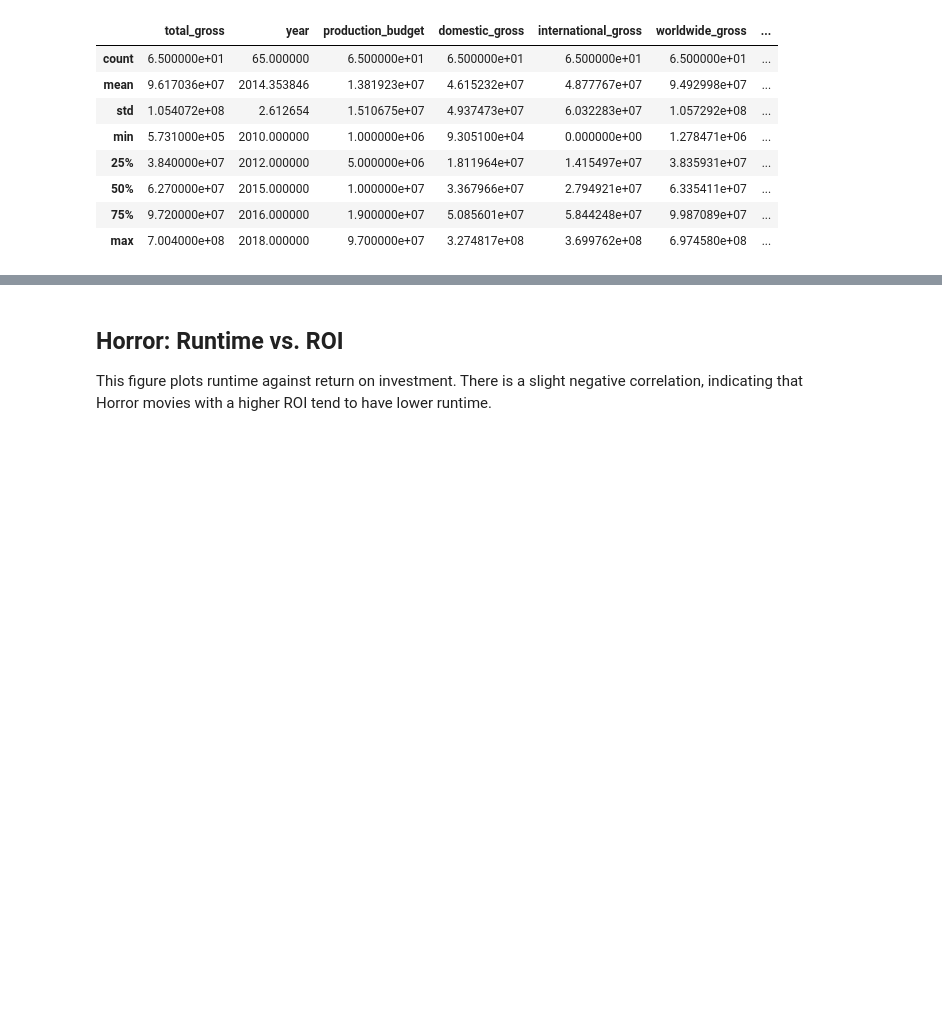
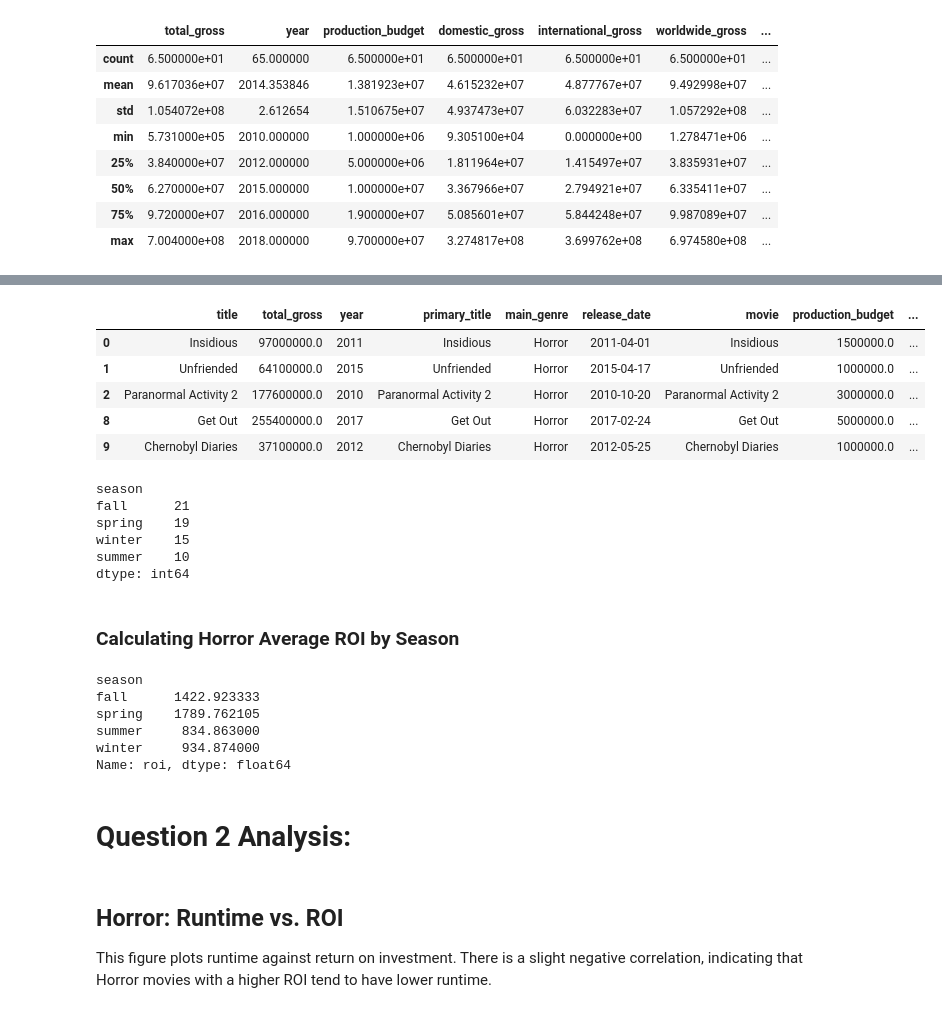
Before and after one commit to christiantsui/Movie-Data-Exploratory-Analysis, a Jupyter notebook: student.ipynb, the cells around one changed output, grey strips where cells are left out. Drawn from its saved outputs; the diff is of its cells as text; code cells hidden in the pictures; blank space fills up the shorter version.

```diff
--- a/student.ipynb
+++ b/student.ipynb
@@ -431,0 +520,21 @@ runtime_horror_df.describe()
+# %%
+# Checking results
+runtime_horror_df.sort_values(by='roi', ascending=False).head()
+# %% [output]
+|  | title | total_gross | year | primary_title | main_genre | release_date | movie | production_budget | ... |
+| 0 | Insidious | 97000000.0 | 2011 | Insidious | Horror | 2011-04-01 | Insidious | 1500000.0 | ... |
+| 1 | Unfriended | 64100000.0 | 2015 | Unfriended | Horror | 2015-04-17 | Unfriended | 1000000.0 | ... |
+| 2 | Paranormal Activity 2 | 177600000.0 | 2010 | Paranormal Activity 2 | Horror | 2010-10-20 | Paranormal Activity 2 | 3000000.0 | ... |
+| 8 | Get Out | 255400000.0 | 2017 | Get Out | Horror | 2017-02-24 | Get Out | 5000000.0 | ... |
+| 9 | Chernobyl Diaries | 37100000.0 | 2012 | Chernobyl Diaries | Horror | 2012-05-25 | Chernobyl Diaries | 1000000.0 | ... |
+# %%
+runtime_horror_df.value_counts('season')
+# %% [output]
+season
+fall      21
+spring    19
+winter    15
+summer    10
+dtype: int64
+# %% [markdown]
+### Calculating Horror Average ROI by Season
@@ -432,3 +543,14 @@ runtime_horror_df.describe()
+# %%
+roi_by_season
+# %% [output]
+season
+fall      1422.923333
+spring    1789.762105
+summer     834.863000
+winter     934.874000
+Name: roi, dtype: float64
+# %% [markdown]
+# Question 2 Analysis:
 # %% [markdown]
 ## Horror: Runtime vs. ROI
 This figure plots runtime against return on investment. There is a slight negative correlation, indicating that Horror movies with a higher ROI tend to have lower runtime.
```
Also changed, not shown: parts of 67 cells of this notebook.
